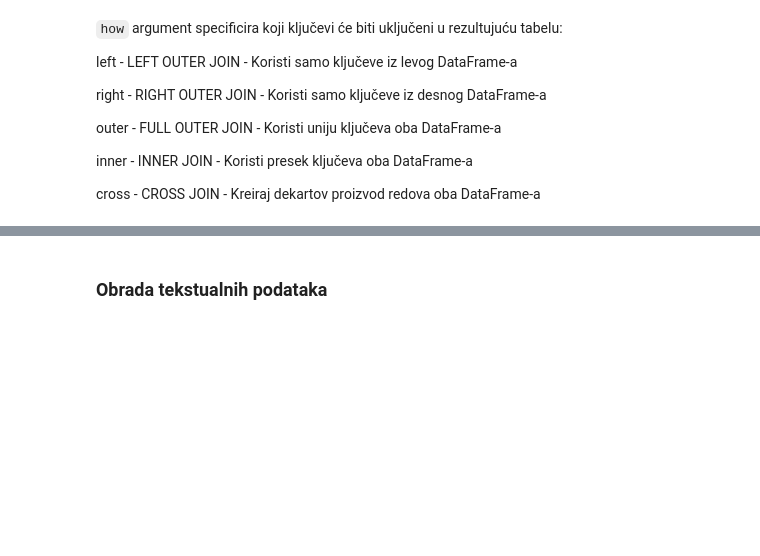
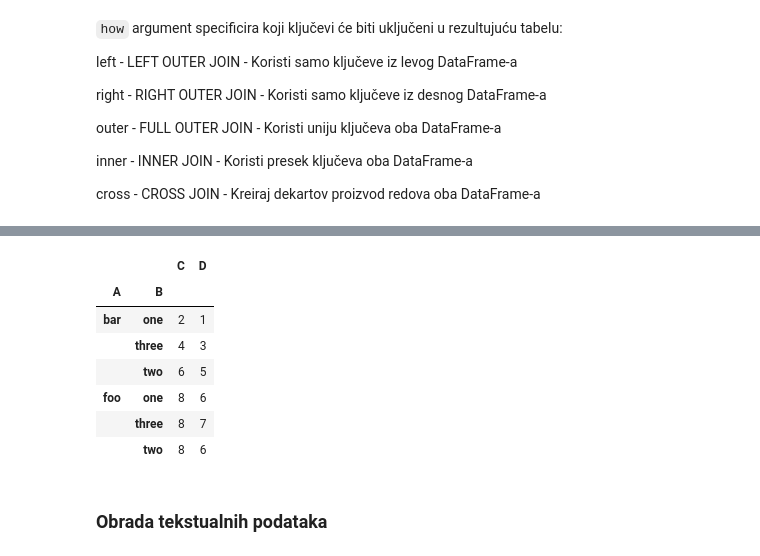
Before and after one commit to TLazarevic/data-analysis-lab, a Jupyter notebook: pandas.ipynb, the cells around one changed output, grey strips where cells are left out. Cells and saved outputs as stored; diff of their text form; code cells hidden in the pictures; blank space fills up the shorter version.

```diff
--- a/pandas.ipynb
+++ b/pandas.ipynb
@@ -540,3 +576,14 @@ cross - CROSS JOIN - Kreiraj dekartov proizvod redova oba DataFrame-a
+# %%
+df4.groupby(["A", "B"]).sum()
+# %% [output]
+|  |  | C | D |
+| A | B |  |  |
+| bar | one | 2 | 1 |
+|  | three | 4 | 3 |
+|  | two | 6 | 5 |
+| foo | one | 8 | 6 |
+|  | three | 8 | 7 |
+|  | two | 8 | 6 |
 # %% [markdown]
 ### Obrada tekstualnih podataka
 # %%
```
Also changed, not shown: parts of 6 cells of this notebook, 1 other file.
